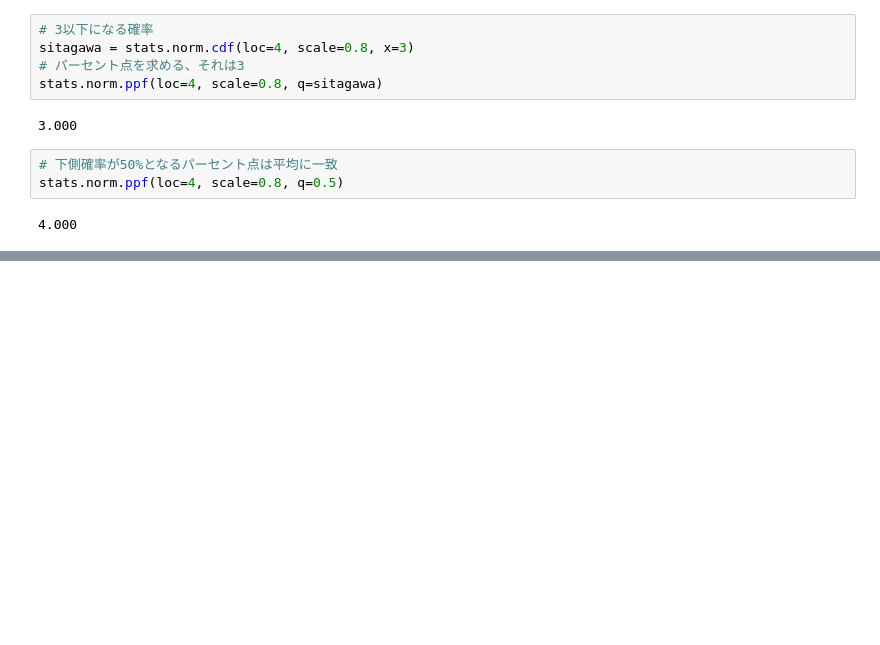
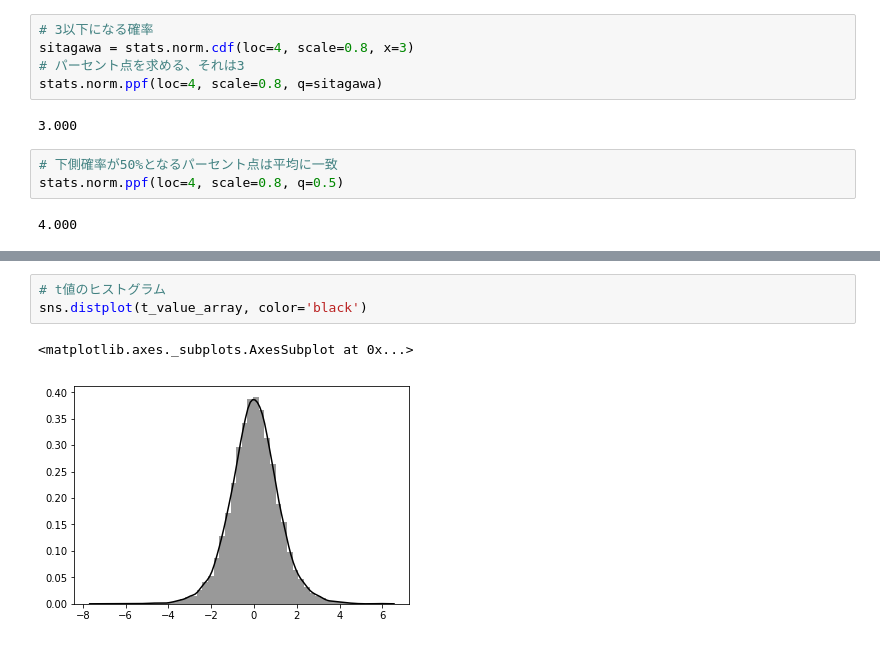
Before and after one commit to runble1/atarashii_toukei, a Jupyter notebook: 3-6.ipynb, the cells around one changed output, grey strips where cells are left out. Cells and saved outputs as stored; diff of their text form; blank space fills up the shorter version.

```diff
--- a/3-6.ipynb
+++ b/3-6.ipynb
@@ -117,0 +143,6 @@ t値は統計量
+# %%
+# t値のヒストグラム
+sns.distplot(t_value_array, color='black')
+# %% [output]
+<matplotlib.axes._subplots.AxesSubplot at 0x...>
+[figure, added]
```
Also changed, not shown: parts of 7 cells of this notebook.
